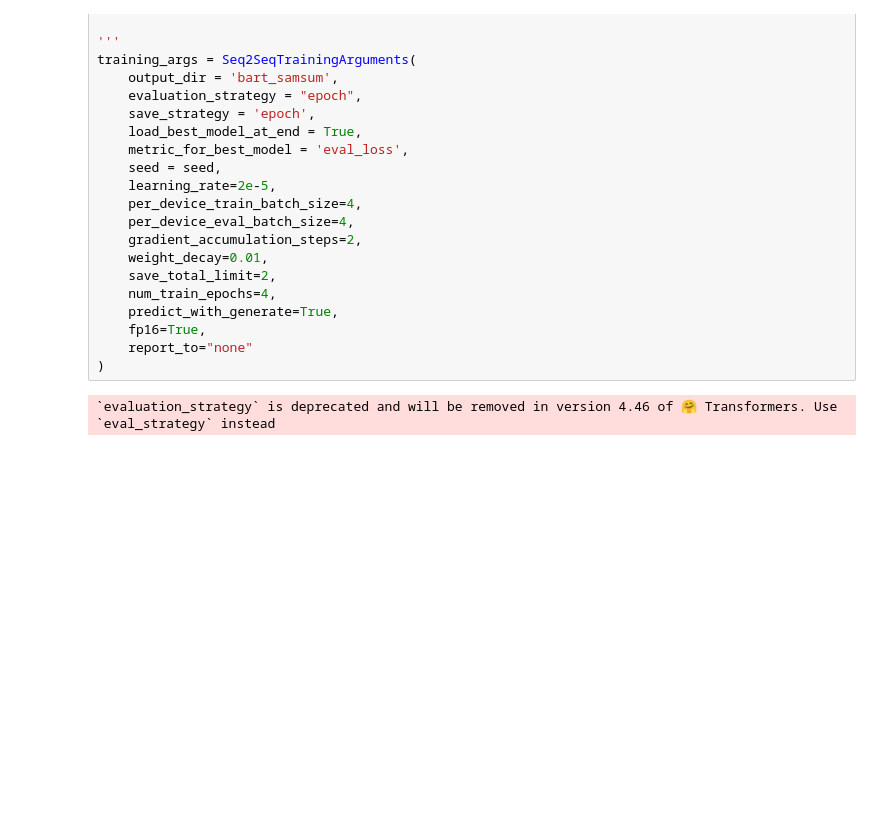
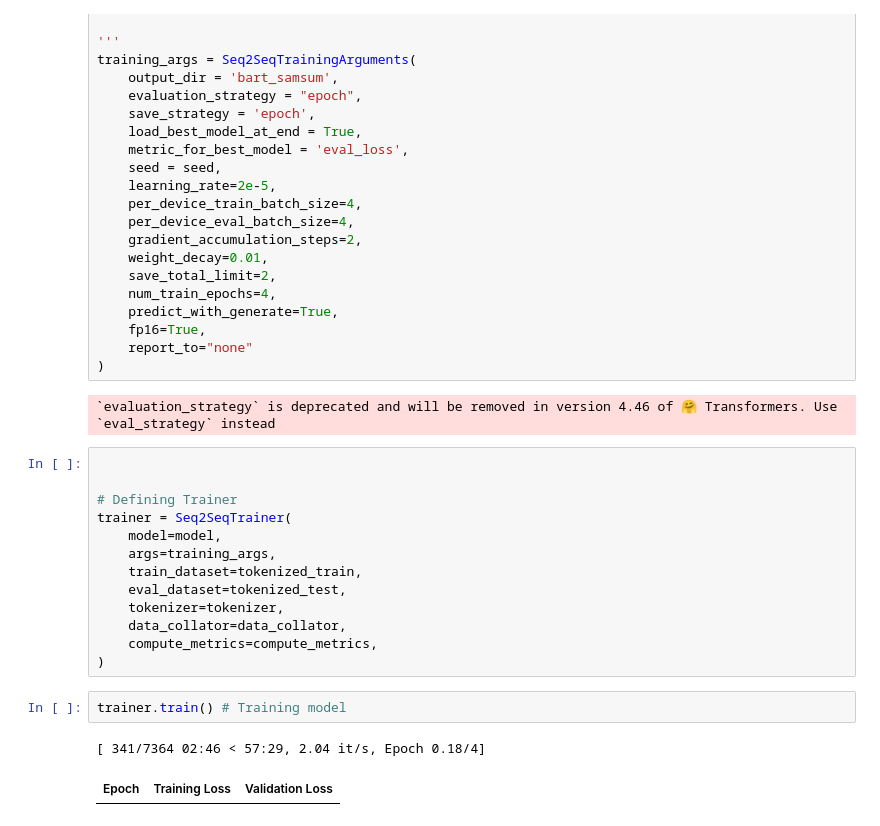
Before and after one commit to LuluW8071/ASR-with-Speech-Sentiment-and-Text-Summarizer, a Jupyter notebook: src/Text_Summarizer/notebooks/bart_finetuned.ipynb, the cells around one changed output. Cells and saved outputs as stored; diff of their text form; blank space fills up the shorter version.

Commit message:
training the model tomorrow,done for today

```diff
--- a/src/Text_Summarizer/notebooks/bart_finetuned.ipynb
+++ b/src/Text_Summarizer/notebooks/bart_finetuned.ipynb
@@ -874,3 +874,21 @@ training_args = Seq2SeqTrainingArguments(
 )
 # %% [output]
 `evaluation_strategy` is deprecated and will be removed in version 4.46 of 🤗 Transformers. Use `eval_strategy` instead
+# %%
+
+
+# Defining Trainer
+trainer = Seq2SeqTrainer(
+    model=model,
+    args=training_args,
+    train_dataset=tokenized_train,
+    eval_dataset=tokenized_test,
+    tokenizer=tokenizer,
+    data_collator=data_collator,
+    compute_metrics=compute_metrics,
+)
+# %%
+trainer.train() # Training model
+# %% [output]
+[ 341/7364 02:46 < 57:29, 2.04 it/s, Epoch 0.18/4]
+| Epoch | Training Loss | Validation Loss |
```
